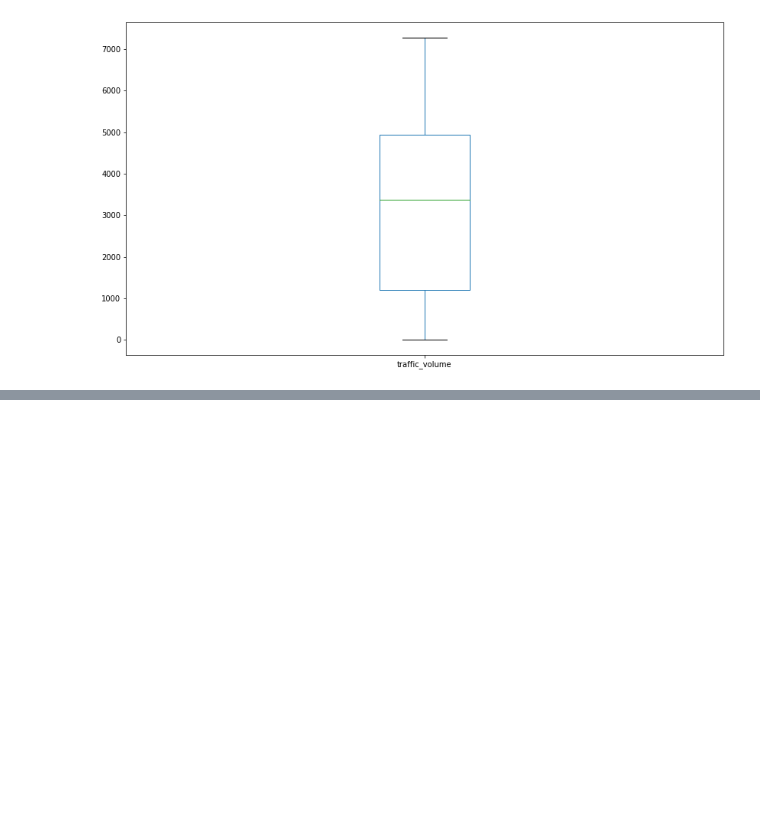
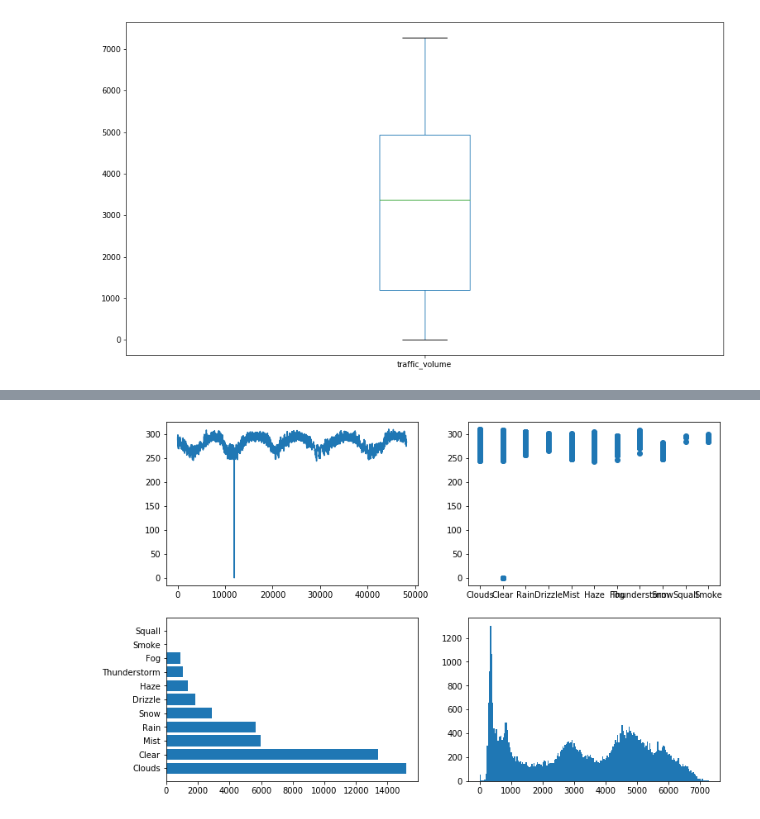
Before and after one commit to DimDir/Pandas_SK, a Jupyter notebook: 11_ Grafy_Cast_1_Matplotlib.ipynb, the cells around one changed output, grey strips where cells are left out. Cells and saved outputs as stored; diff of their text form; code cells hidden in the pictures; blank space fills up the shorter version.

```diff
--- a/11_ Grafy_Cast_1_Matplotlib.ipynb
+++ b/11_ Grafy_Cast_1_Matplotlib.ipynb
@@ -115,0 +149,10 @@ to be continued...
+# %%
+_, axes = plt.subplots(nrows=2, ncols=2, figsize=(12, 8))
+axes[0][0].plot(data['temp'])
+axes[0][1].scatter(x='weather_main', y='temp',data=data)
+axes[1][0].barh(data['weather_main'].value_counts().index, data['weather_main'].value_counts().values)
+axes[1][1].hist(data['traffic_volume'], bins=200)
+
+plt.show()
+# %% [output]
+[figure, added]
```
Also changed, not shown: parts of 26 cells of this notebook.
